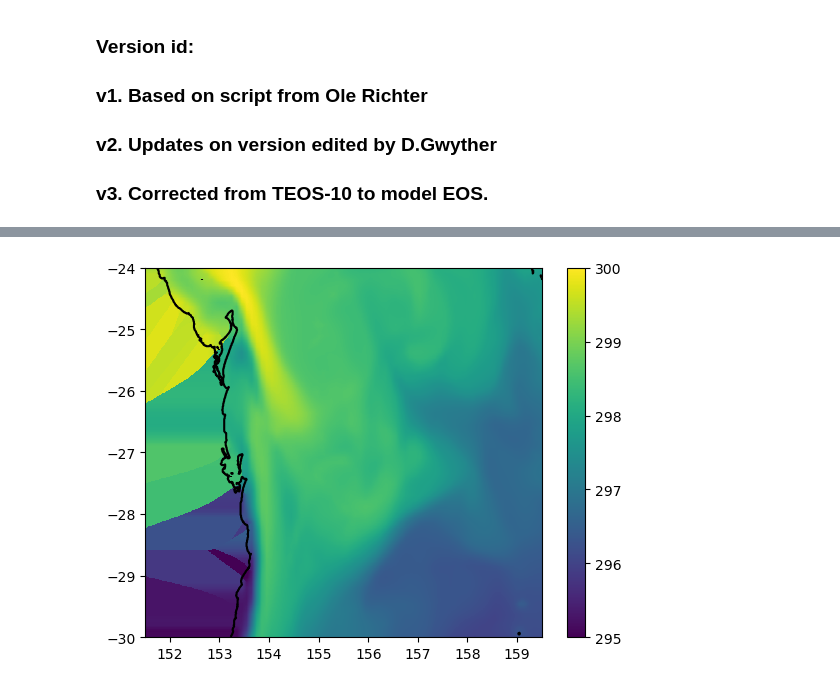
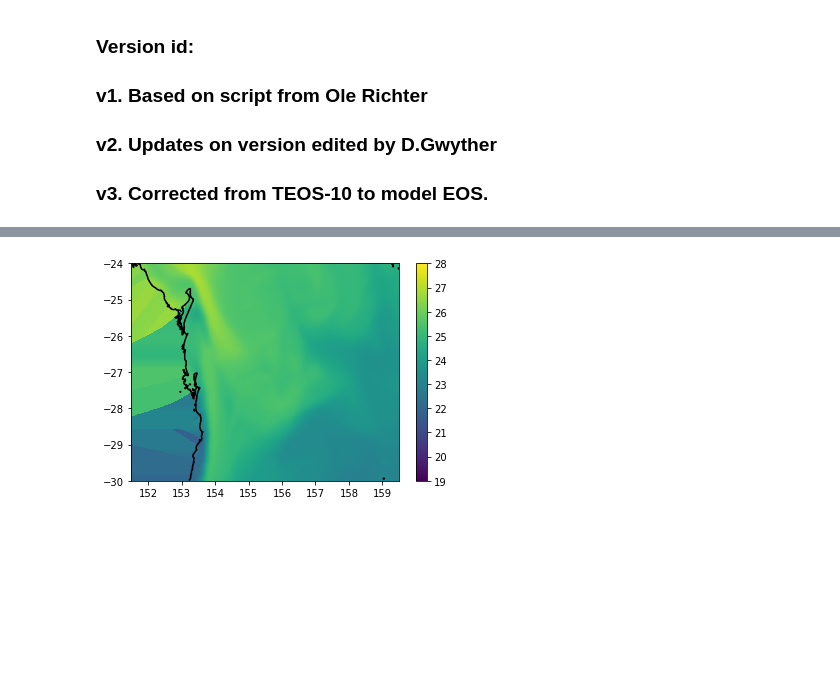
Before and after one commit to dgwyther/se-qld-model, a Jupyter notebook: notebooks/make_ini-seqld_access.ipynb, the cells around one changed output, grey strips where cells are left out. Cells and saved outputs as stored; diff of their text form; code cells hidden in the pictures; blank space fills up the shorter version.

```diff
--- a/notebooks/make_ini-seqld_access.ipynb
+++ b/notebooks/make_ini-seqld_access.ipynb
@@ -397,19 +412,19 @@ Error:
 # %%
 ## test masking all sub-ice cells, and re-introduce constant ICs here
 out = xr.open_dataset(out_file)
 out
 
 grd = xr.open_dataset(grd_file)
 grd
 
-plt.pcolormesh(grd.lon_rho,grd.lat_rho,out.temp.isel(s_rho=-1).squeeze(),vmin=295,vmax=300)
+plt.pcolormesh(grd.lon_rho,grd.lat_rho,out.temp.isel(s_rho=-1).squeeze(),vmin=19,vmax=28)
 plt.colorbar()
 plt.contour(grd.lon_rho,grd.lat_rho,grd.mask_rho,levels=np.array((-1,0)),colors='k',zorder=10)
 # plt.axis((*grd_lon_ax,*grd_lat_ax))
 plot_axes = (*plt.gca().get_xlim(),*plt.gca().get_ylim())
 plt.show()
 # %% [output]
-[figure, old version]
+[figure, new version]
 # %%
 XX,YY = np.meshgrid(lon_access,lat_access)
 
```
Also changed, not shown: parts of 5 cells of this notebook.
